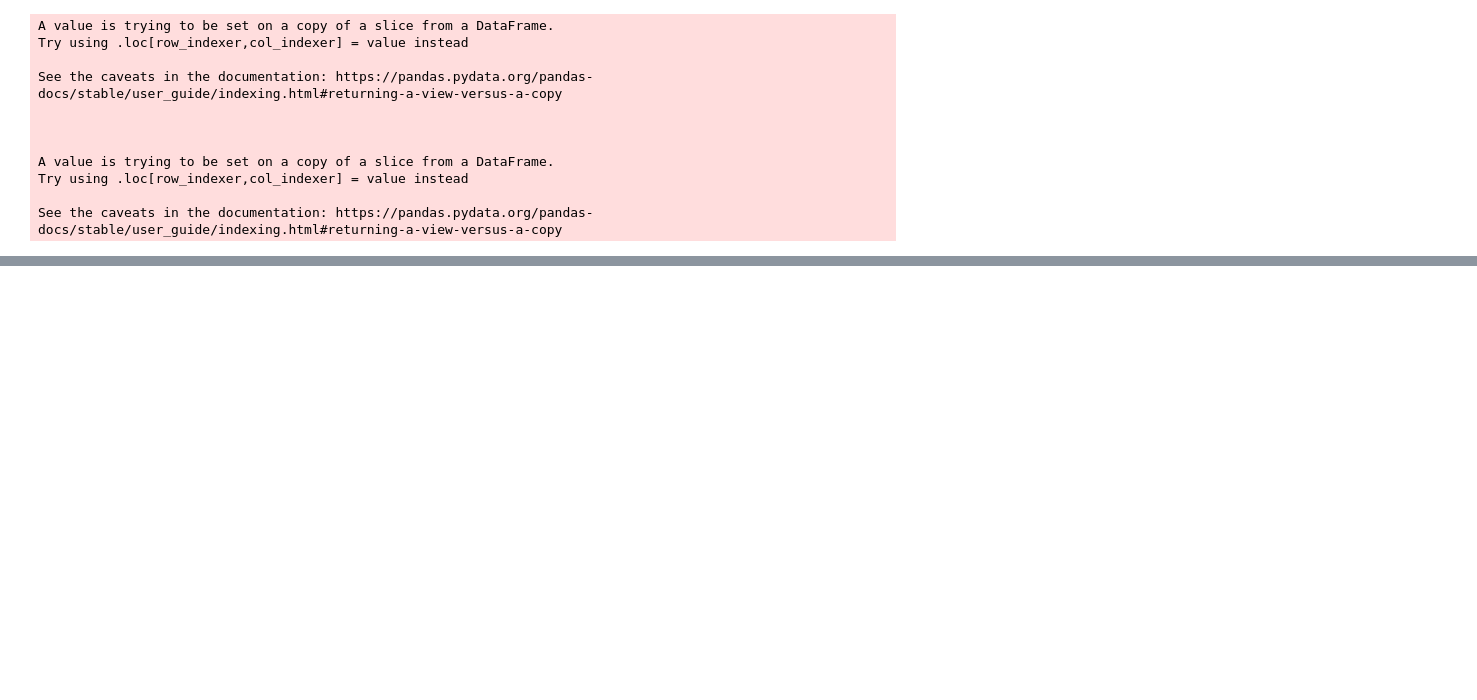
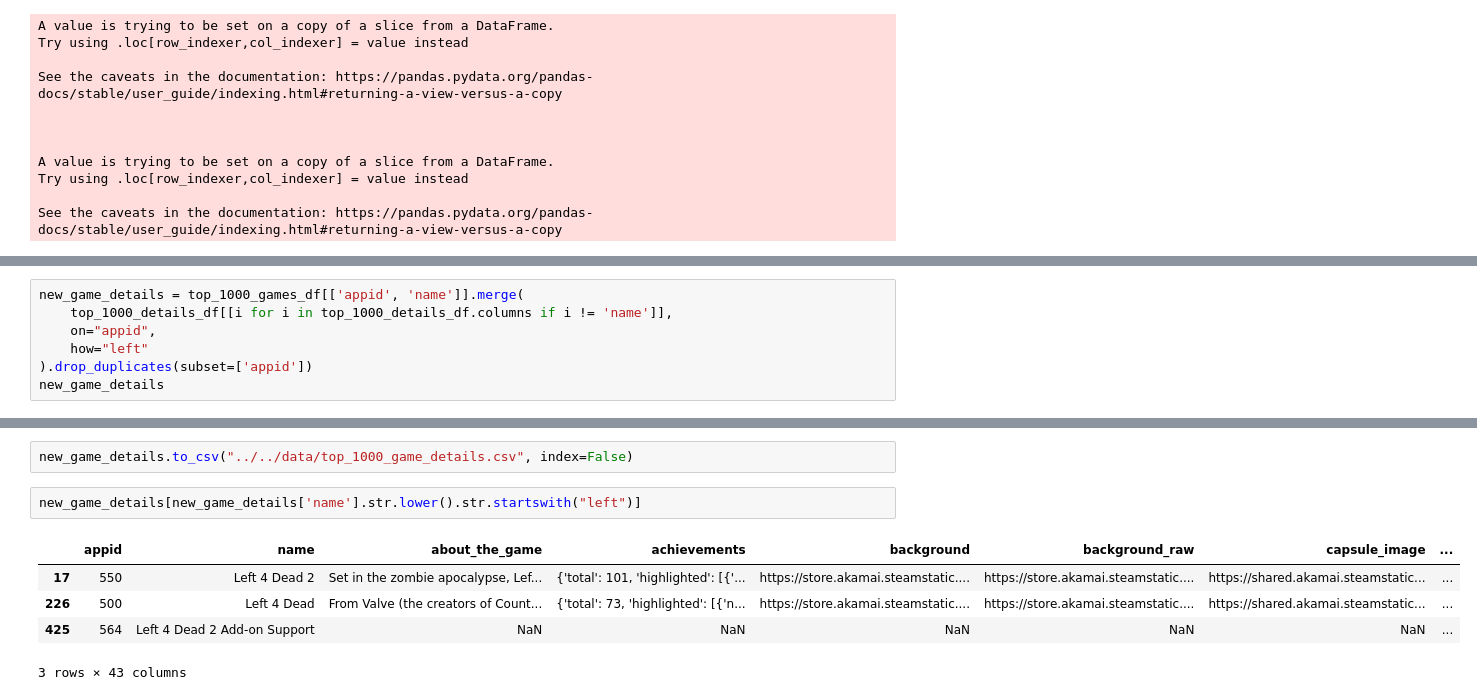
Before and after one commit to brownjrr/llm_steam_bot, a Jupyter notebook: src/recommender/explore_offline_eval_results.ipynb, the cells around one changed output, grey strips where cells are left out. Cells and saved outputs as stored; diff of their text form; blank space fills up the shorter version.

```diff
--- a/src/recommender/explore_offline_eval_results.ipynb
+++ b/src/recommender/explore_offline_eval_results.ipynb
@@ -243,0 +359,7 @@ See the caveats in the documentation: https://pandas.pydata.org/pandas-docs/stab
+# %%
+new_game_details = top_1000_games_df[['appid', 'name']].merge(
+    top_1000_details_df[[i for i in top_1000_details_df.columns if i != 'name']],
+    on="appid",
+    how="left"
+).drop_duplicates(subset=['appid'])
+new_game_details
@@ -243,0 +380,10 @@ See the caveats in the documentation: https://pandas.pydata.org/pandas-docs/stab
+# %%
+new_game_details.to_csv("../../data/top_1000_game_details.csv", index=False)
+# %%
+new_game_details[new_game_details['name'].str.lower().str.startswith("left")]
+# %% [output]
+|  | appid | name | about_the_game | achievements | background | background_raw | capsule_image | ... |
+| 17 | 550 | Left 4 Dead 2 | Set in the zombie apocalypse, Lef... | {'total': 101, 'highlighted': [{'... | https://store.akamai.steamstatic.... | https://store.akamai.steamstatic.... | https://shared.akamai.steamstatic... | ... |
+| 226 | 500 | Left 4 Dead | From Valve (the creators of Count... | {'total': 73, 'highlighted': [{'n... | https://store.akamai.steamstatic.... | https://store.akamai.steamstatic.... | https://shared.akamai.steamstatic... | ... |
+| 425 | 564 | Left 4 Dead 2 Add-on Support | NaN | NaN | NaN | NaN | NaN | ... |
+3 rows × 43 columns
```
Also changed, not shown: parts of 11 cells of this notebook.
